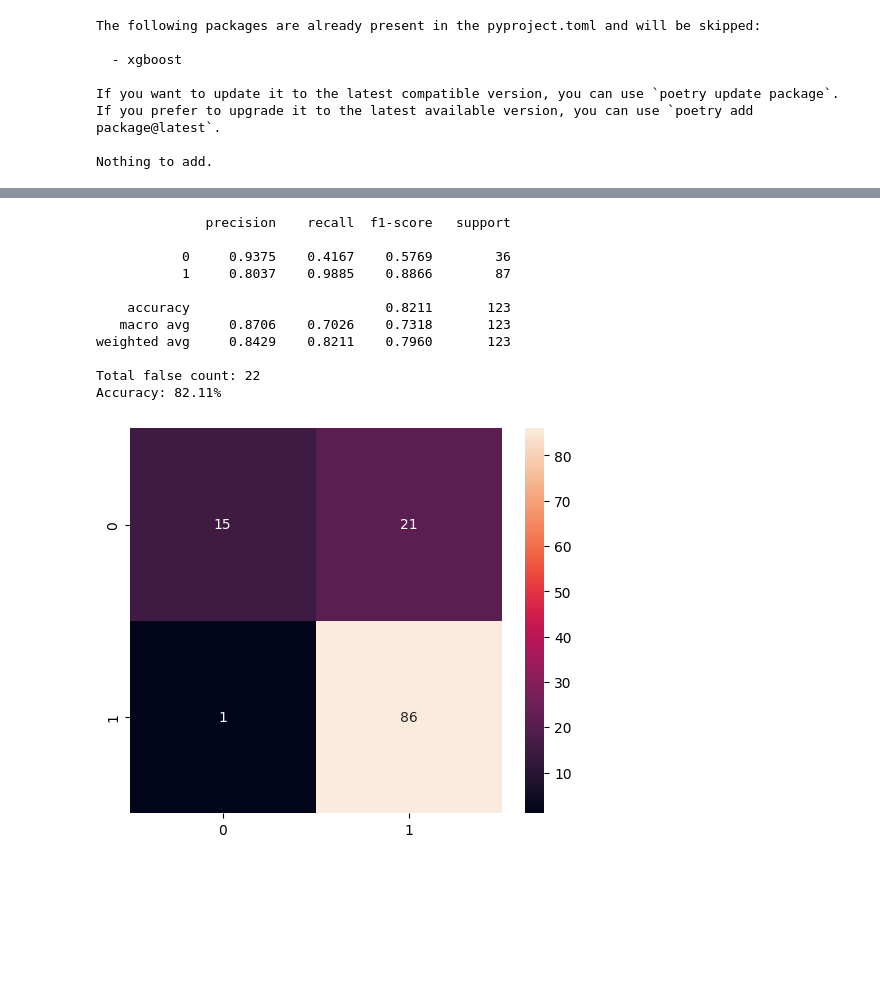
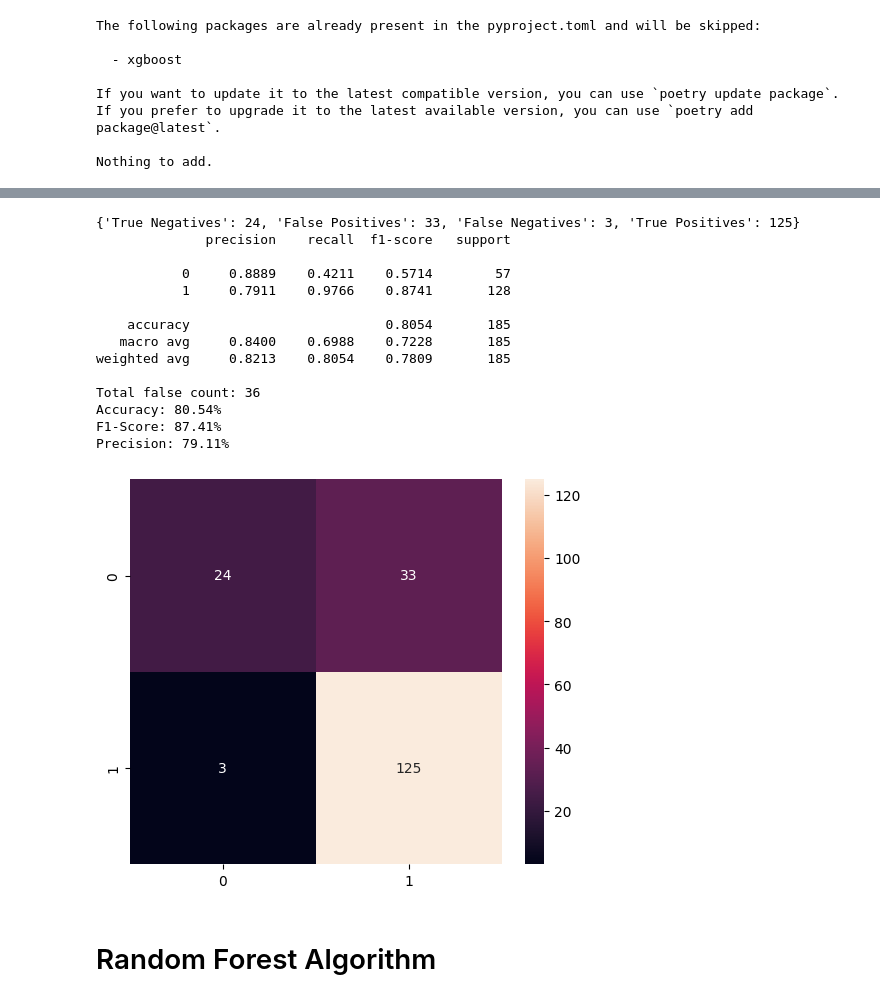
Before and after one commit to zoddtheimmortal/loan-prediction, a Jupyter notebook: loan-approval.ipynb, the cells around one changed output, grey strips where cells are left out. Drawn from its saved outputs; the diff is of its cells as text; code cells hidden in the pictures; blank space fills up the shorter version.

```diff
--- a/loan-approval.ipynb
+++ b/loan-approval.ipynb
@@ -716,7 +725,7 @@ from sklearn.model_selection import train_test_split
 X=df_train.drop(columns=['Loan_Status'])
 y=df_train['Loan_Status']
 
-X_train,X_test,y_train,y_test=train_test_split(X,y,test_size=0.2,random_state=142)
+X_train,X_test,y_train,y_test=train_test_split(X,y,test_size=0.3,random_state=255)
 # %%
 !poetry add xgboost
 # %% [output]
@@ -733,0 +745,15 @@ from sklearn.metrics import mean_squared_error
+# %%
+from sklearn.model_selection import GridSearchCV
+
+
+param_grid={
+    'max_depth':range(3,25,2),
+}
+
+xgbc=XGBClassifier(learning_rate=0.1,n_estimators=1000,objective='binary:logistic',min_child_weight=1,max_depth=5)
+
+grid_search = GridSearchCV(xgbc, param_grid, scoring='roc_auc', n_jobs=4, cv=5)
+
+grid_search.fit(X_train,y_train)
+
+grid_search.best_params_,grid_search.best_score_
@@ -733,0 +762,11 @@ from sklearn.metrics import mean_squared_error
+# %%
+pgrid_2={
+    'subsample':[i/10.0 for i in range(1,10)],
+    'colsample_bytree':[i/10.0 for i in range(1,10)],
+    'colsample_bylevel':[i/10.0 for i in range(1,10)]
+}
+
+gsearch2=GridSearchCV(XGBClassifier(learning_rate=0.1,n_estimators=1000,max_depth=19,objective='binary:logistic'),param_grid=pgrid_2,scoring='accuracy',n_jobs=4,cv=5)
+gsearch2.fit(X_train,y_train)
+
+gsearch2.best_params_,gsearch2.best_score_
@@ -735,9 +776,9 @@ from sklearn.metrics import mean_squared_error
 model_xgb=XGBClassifier(tree_method='hist',
                         max_depth=20,
                         learning_rate=0.1,
-                        subsample=0.3,
-                        colsample_bytree=0.3,
-                        colsample_bylevel=0.4,
+                        subsample=0.1,
+                        colsample_bytree=0.4,
+                        colsample_bylevel=0.1,
                         n_estimators=100)
 
 model_xgb.fit(X_train,y_train,eval_set=[(X_test,y_test)])
@@ -786,29 +834,40 @@ plt.show()
 # %%
-from sklearn.metrics import confusion_matrix, classification_report, accuracy_score
+from sklearn.metrics import confusion_matrix, classification_report, accuracy_score,f1_score, precision_score, recall_score
 
 y_pred_xgb = model_xgb.predict(X_test)
 
 plt.figure(figsize=(6,5))
-sns.heatmap(confusion_matrix(y_test.values,y_pred_xgb), annot=True, fmt=".0f")
+cm=confusion_matrix(y_test.values,y_pred_xgb)
+labels = ['True Negatives', 'False Positives', 'False Negatives', 'True Positives']
+print(dict(zip(labels, cm.flatten())))
+sns.heatmap(cm, annot=True, fmt=".0f")
 print(classification_report(y_test.values,y_pred_xgb, digits=4))
 false=[]
+
 
 for i in range(len(y_test.values)):
       if y_test.values[i]!=y_pred_xgb[i]:
           false.append(i)
 
 print("Total false count: %d "%len(false))
 print("Accuracy: %0.2f%%"%(accuracy_score(y_test.values, y_pred_xgb)*100))
+print("F1-Score: %0.2f%%"%(f1_score(y_test.values, y_pred_xgb)*100))
+print("Precision: %0.2f%%"%(precision_score(y_test.values, y_pred_xgb)*100))
 # %% [output]
+{'True Negatives': 24, 'False Positives': 33, 'False Negatives': 3, 'True Positives': 125}
               precision    recall  f1-score   support
 
-           0     0.9375    0.4167    0.5769        36
-           1     0.8037    0.9885    0.8866        87
+           0     0.8889    0.4211    0.5714        57
+           1     0.7911    0.9766    0.8741       128
 
-    accuracy                         0.8211       123
-   macro avg     0.8706    0.7026    0.7318       123
-weighted avg     0.8429    0.8211    0.7960       123
+    accuracy                         0.8054       185
+   macro avg     0.8400    0.6988    0.7228       185
+weighted avg     0.8213    0.8054    0.7809       185
 
-Total false count: 22
-Accuracy: 82.11%
+Total false count: 36
+Accuracy: 80.54%
+F1-Score: 87.41%
+Precision: 79.11%
-[figure, old version]
+[figure, new version]
+# %% [markdown]
+# Random Forest Algorithm
```
Also changed, not shown: parts of 18 cells of this notebook, 1 other file.
